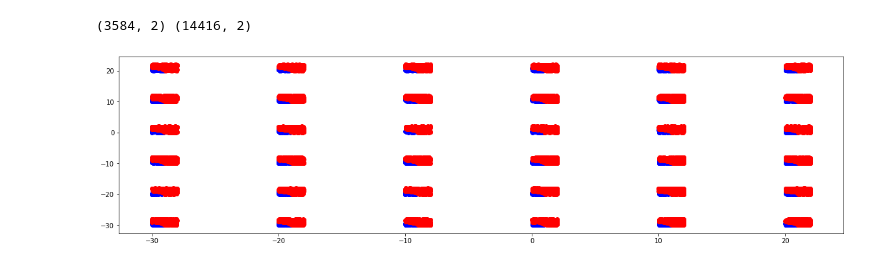
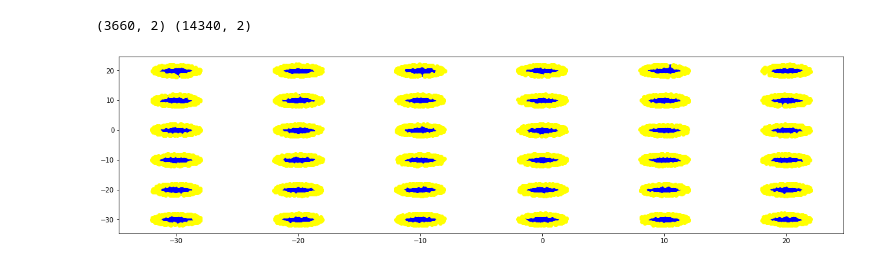
Before and after one commit to jui2000/696_experiments, a Jupyter notebook: dataset_synthesis.ipynb, the cells around one changed output. Saved outputs shown, nothing was run; the diff lists cells and outputs as text; code cells hidden in the pictures.

```diff
--- a/dataset_synthesis.ipynb
+++ b/dataset_synthesis.ipynb
@@ -43,7 +43,7 @@ def unif_2d(x,y):
     points_b = []
     for i in x:
         for j in y:
-            xy_min = [0, 0]
+            xy_min = [-2, -2]
             xy_max = [2, 2]
             data = np.random.uniform(low=xy_min, high=xy_max, size=(500,2))
             for point in data:
@@ -59,12 +59,12 @@ points_a, points_b = unif_2d(x,y)
 # %%
 print(points_a.shape, points_b.shape)
 # %% [output]
-(3584, 2) (14416, 2)
+(3660, 2) (14340, 2)
 # %%
 colors= ["blue", "red"]
 plt.figure(figsize=(20,5))
 plt.scatter(points_a[:,0], points_a[:,1], color = "blue")
-plt.scatter(points_b[:,0], points_b[:,1], color = "red")
+plt.scatter(points_b[:,0], points_b[:,1], color = "yellow")
 plt.show()
 # %% [output]
-[figure, old version]
+[figure, new version]
```
Also changed, not shown: parts of 4 cells of this notebook.
